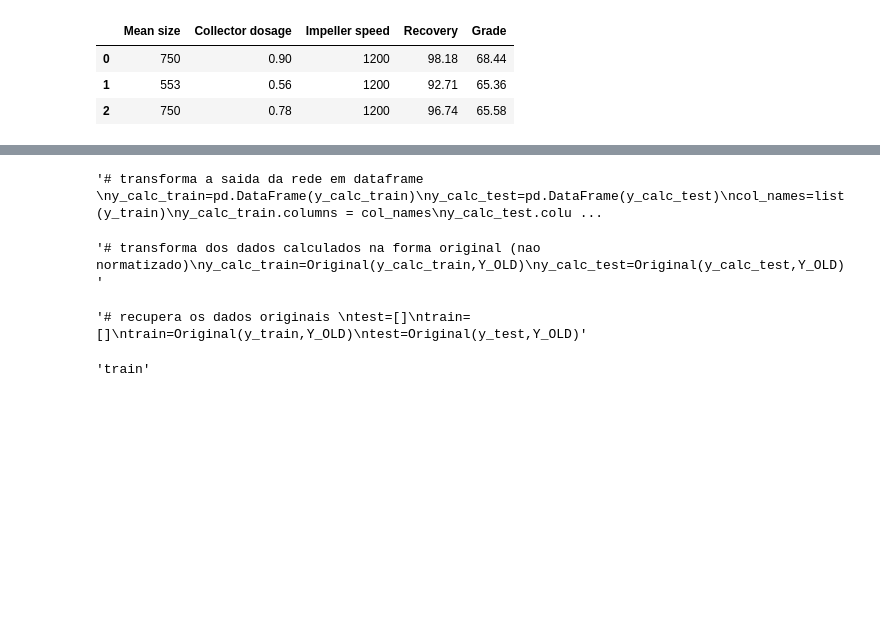
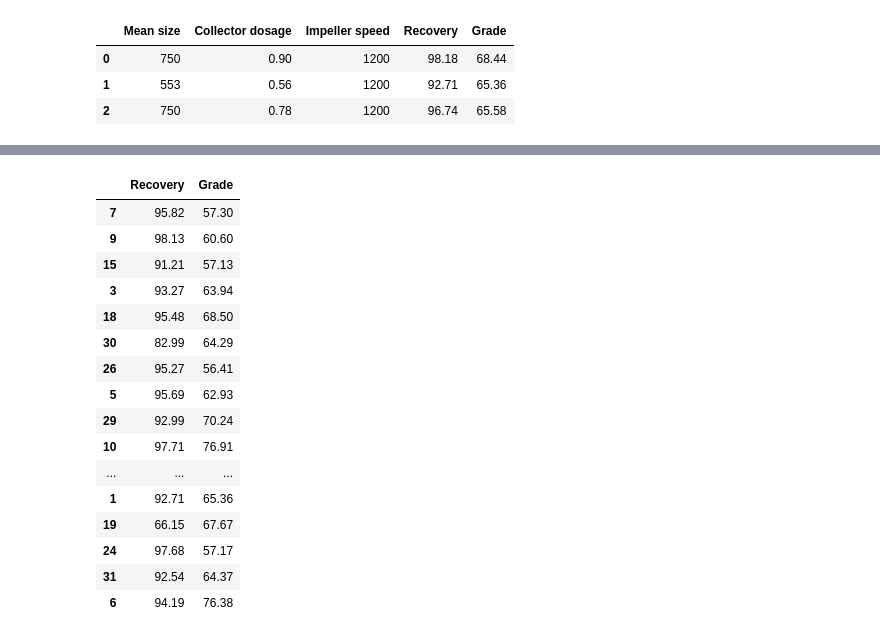
Before and after one commit to thessafuzaro/ANN, a Jupyter notebook: Projeto_Thessa.ipynb, the cells around one changed output, grey strips where cells are left out. Drawn from its saved outputs; the diff is of its cells as text; code cells hidden in the pictures; blank space fills up the shorter version.

```diff
--- a/Projeto_Thessa.ipynb
+++ b/Projeto_Thessa.ipynb
@@ -148,6 +157,6 @@ y_Train=Train.iloc[:,[3,4]]
 y_Test=Test.iloc[:,[3,4]]
 Y_Old=Dat_Old.iloc[:,[3,4]]
 # %%
-'''# Definindo a Rede Neural
+#Definindo a Rede Neural
 model = MLPRegressor(solver='lbfgs',activation='tanh',alpha=1e-5,max_iter=100,
-                     hidden_layer_sizes=(9, 8),random_state=1)'''
+                     hidden_layer_sizes=(9, 8),random_state=1)
@@ -156,4 +163,4 @@ model = MLPRegressor(solver='lbfgs',activation='tanh',alpha=1e-5,max_iter=100,
 # %%
-'''# Treinando a Rede Neural
-model.fit(x_Train, y_Train)'''
+#Treinando a Rede Neural
+model.fit(x_Train, y_Train)
 # %% [output]
@@ -167,27 +184,11 @@ y_calc_test=model.predict(x_test)'''
 # %%
-'''# transforma a saida da rede em dataframe
-y_calc_train=pd.DataFrame(y_calc_train)
-y_calc_test=pd.DataFrame(y_calc_test)
-col_names=list(y_train)
-y_calc_train.columns = col_names
-y_calc_test.columns = col_names'''
+# Transformando a saida da rede em dataframe
+y_Calc_Train=pd.DataFrame(y_Calc_Train)
+y_Calc_Test=pd.DataFrame(y_Calc_Test)
+Col_Names=list(y_Train)
+y_Calc_Train.columns = Col_Names
+y_Calc_Test.columns = Col_Names
-# %% [output]
-'# transforma a saida da rede em dataframe \ny_calc_train=pd.DataFrame(y_calc_train)\ny_calc_test=pd.DataFrame(y_calc_test)\ncol_names=list(y_train)\ny_calc_train.columns = col_names\ny_calc_test.colu ...
 # %%
-'''# transforma dos dados calculados na forma original (nao normatizado)
-y_calc_train=Original(y_calc_train,Y_OLD)
-y_calc_test=Original(y_calc_test,Y_OLD)'''
+# Transforma dos dados calculados na forma original (não normatizados)
+y_Calc_Train=Original(y_Calc_Train,Y_Old)
+y_Calc_Test=Original(y_Calc_Test,Y_Old)
-# %% [output]
-'# transforma dos dados calculados na forma original (nao normatizado)\ny_calc_train=Original(y_calc_train,Y_OLD)\ny_calc_test=Original(y_calc_test,Y_OLD)'
-# %%
-'''# recupera os dados originais
-test=[]
-train=[]
-train=Original(y_train,Y_OLD)
-test=Original(y_test,Y_OLD)'''
-# %% [output]
-'# recupera os dados originais \ntest=[]\ntrain=[]\ntrain=Original(y_train,Y_OLD)\ntest=Original(y_test,Y_OLD)'
-# %%
-'''train'''
-# %% [output]
-'train'
@@ -193,0 +201,20 @@ test=Original(y_test,Y_OLD)'''
+# %%
+Train
+# %% [output]
+|  | Recovery | Grade |
+| 7 | 95.82 | 57.30 |
+| 9 | 98.13 | 60.60 |
+| 15 | 91.21 | 57.13 |
+| 3 | 93.27 | 63.94 |
+| 18 | 95.48 | 68.50 |
+| 30 | 82.99 | 64.29 |
+| 26 | 95.27 | 56.41 |
+| 5 | 95.69 | 62.93 |
+| 29 | 92.99 | 70.24 |
+| 10 | 97.71 | 76.91 |
+| ... | ... | ... |
+| 1 | 92.71 | 65.36 |
+| 19 | 66.15 | 67.67 |
+| 24 | 97.68 | 57.17 |
+| 31 | 92.54 | 64.37 |
+| 6 | 94.19 | 76.38 |
```
Also changed, not shown: parts of 16 cells of this notebook.
